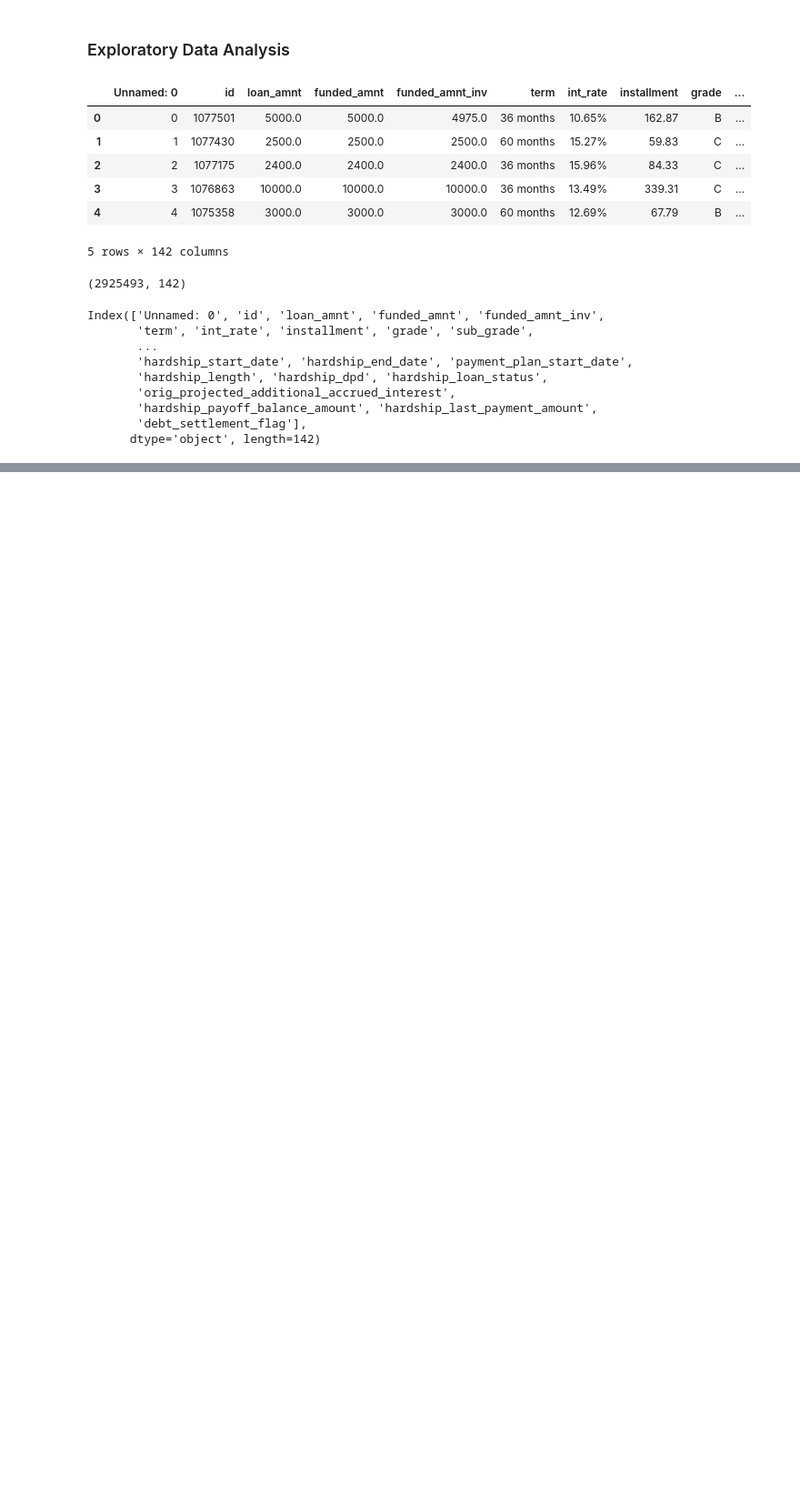
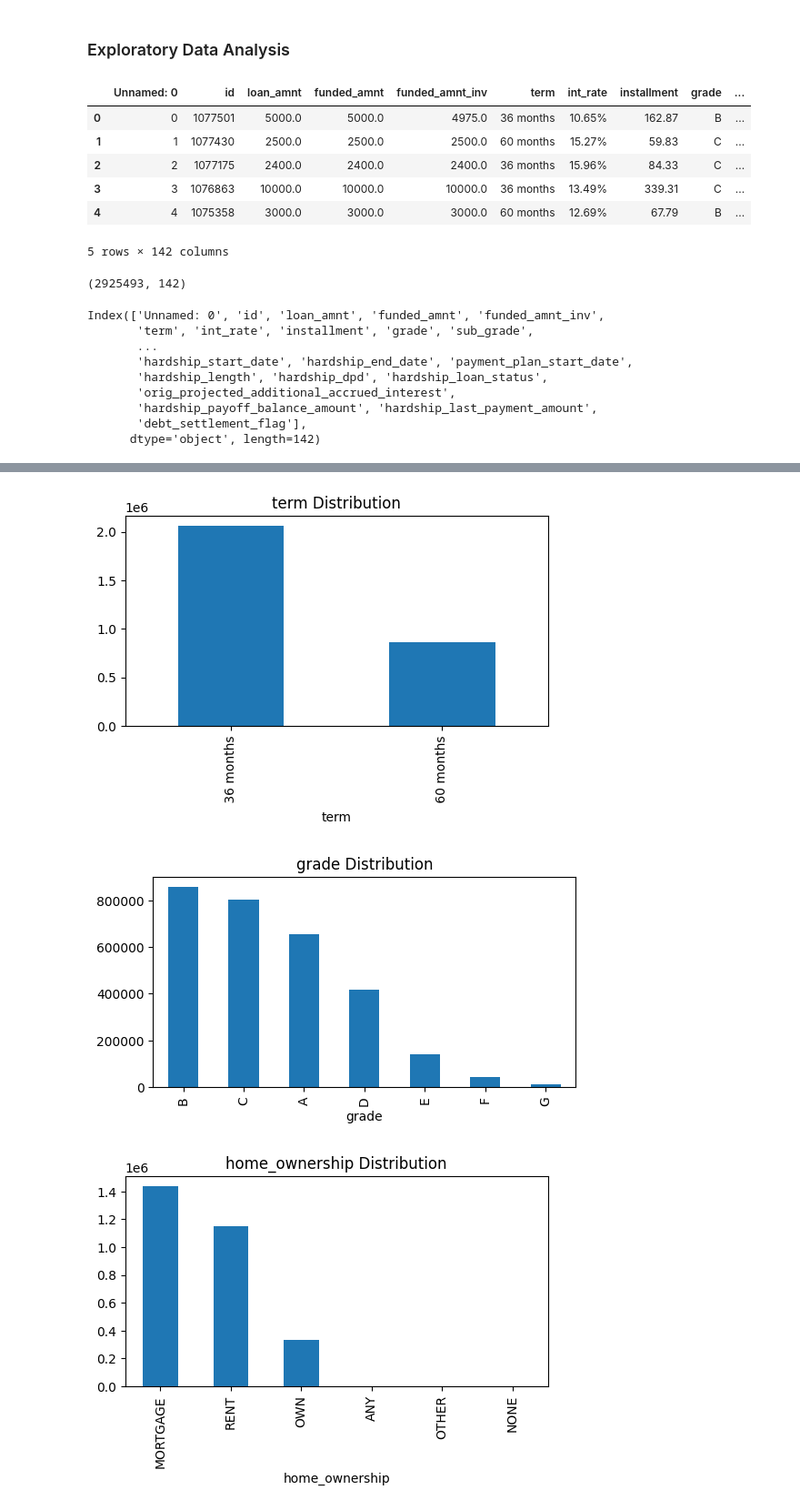
Before and after one commit to DhruvParmar051/peer_to_peer_lending_risk_management, a Jupyter notebook: notebooks/exploratory_data_analysis.ipynb, the cells around one changed output, grey strips where cells are left out. Shown at 91% size. Cells and saved outputs as stored; diff of their text form; code cells hidden in the pictures; blank space fills up the shorter version.

```diff
--- a/notebooks/exploratory_data_analysis.ipynb
+++ b/notebooks/exploratory_data_analysis.ipynb
@@ -31,4 +37,8 @@ Index(['Unnamed: 0', 'id', 'loan_amnt', 'funded_amnt', 'funded_amnt_inv',
        'hardship_payoff_balance_amount', 'hardship_last_payment_amount',
        'debt_settlement_flag'],
       dtype='object', length=142)
+# %%
+# Basic cleaning: drop unnecessary columns
+drop_cols = ['Unnamed: 0', 'id', 'url', 'policy_code', 'title', 'zip_code']
+df.drop(columns=drop_cols, inplace=True, errors='ignore')
 # %%
@@ -41,0 +138,11 @@ memory usage: 3.1+ GB
+# %%
+cat_cols = ['term', 'grade', 'home_ownership', 'verification_status', 'purpose']
+for col in cat_cols:
+    plt.figure(figsize=(6,3))
+    df[col].value_counts().plot(kind='bar')
+    plt.title(f'{col} Distribution')
+    plt.show()
+# %% [output]
+[figure, added]
+[figure, added]
+[figure, added]
```
Also changed, not shown: parts of 21 cells of this notebook, 1 other file.
